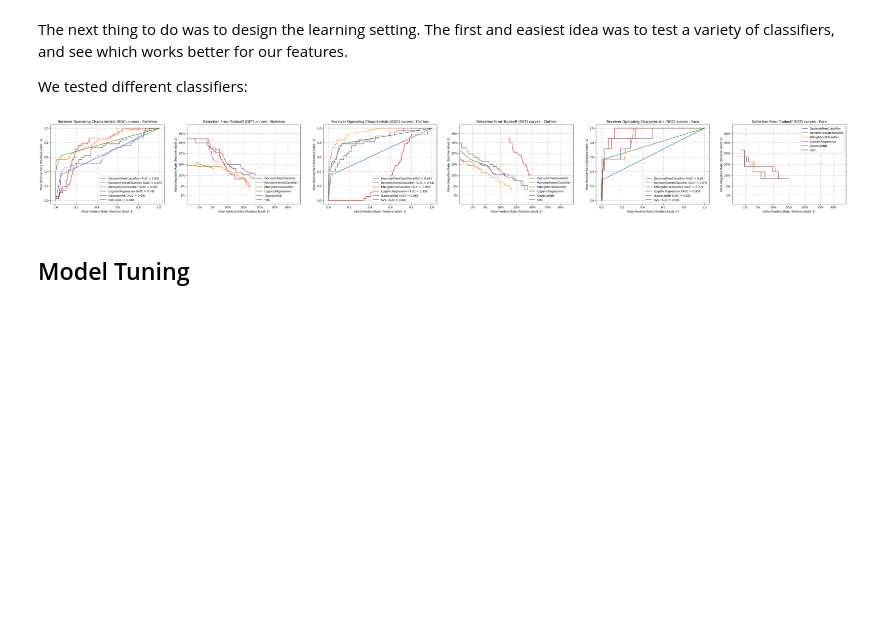
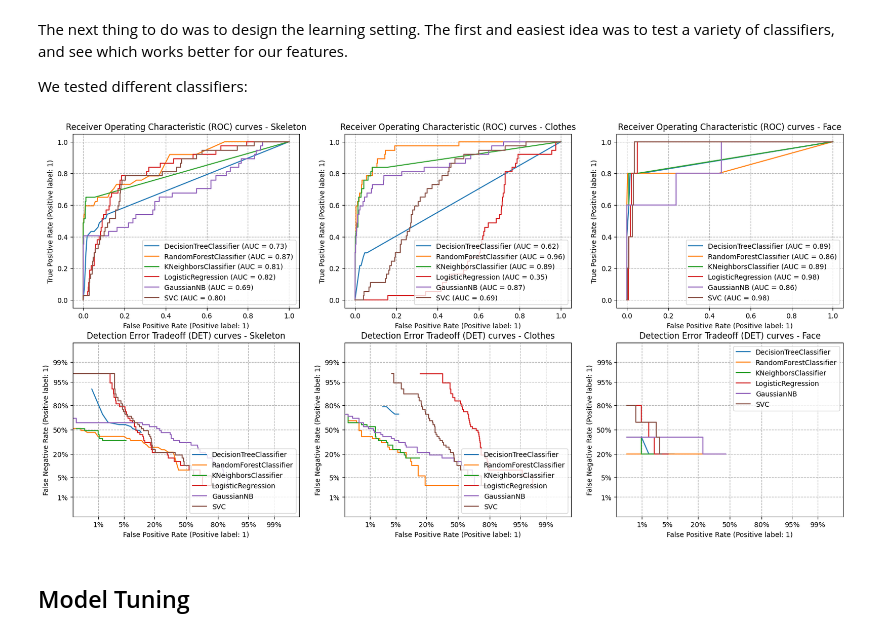
Before and after one commit to Andreus00/FDS, a Jupyter notebook: src/notebook.ipynb, the cells around one changed output. Drawn from its saved outputs; the diff is of its cells as text; code cells hidden in the pictures; blank space fills up the shorter version.

```diff
--- a/src/notebook.ipynb
+++ b/src/notebook.ipynb
@@ -106,8 +106,8 @@ classifiers_face = {
     "SVC": SVC(C = 1, kernel = "linear", degree = 3, gamma = "auto", probability = True, tol = 0.001, random_state = 42),
 }
 
-
-fig, (ax_roc_skel, ax_det_skel, ax_roc_clothes, ax_det_clothes, ax_roc_face, ax_det_face) = plt.subplots(1, 6, figsize=(50, 5))
+fig, ((ax_roc_skel, ax_roc_clothes, ax_roc_face), (ax_det_skel, ax_det_clothes, ax_det_face)) = plt.subplots(2, 3, figsize =(20, 10))
+# fig, (ax_roc_skel, ax_roc_clothes, ax_roc_face, ax_det_skel, ax_det_clothes, ax_det_face) = plt.subplots(1, 6, figsize=(50,5))
 
 for name, model in classifiers_skel.items():
     model.fit(X_skel, y_train)
@@ -117,34 +117,34 @@ for name, model in classifiers_skel.items():
 for name, model in classifiers_clothes.items():
     model.fit(X_clothes, y_train)
     RocCurveDisplay.from_estimator(model, X_clothes_test, y_test, ax=ax_roc_clothes, name=name)
     DetCurveDisplay.from_estimator(model, X_clothes_test, y_test, ax=ax_det_clothes, name=name)
 
 for name, model in classifiers_face.items():
     model.fit(X_face, y_face)
     RocCurveDisplay.from_estimator(model, X_face_test, y_face_test, ax=ax_roc_face, name=name)
     DetCurveDisplay.from_estimator(model, X_face_test, y_face_test, ax=ax_det_face, name=name)
 
 
 ax_roc_skel.set_title("Receiver Operating Characteristic (ROC) curves - Skeleton")
 ax_det_skel.set_title("Detection Error Tradeoff (DET) curves - Skeleton")
 ax_roc_clothes.set_title("Receiver Operating Characteristic (ROC) curves - Clothes")
 ax_det_clothes.set_title("Detection Error Tradeoff (DET) curves - Clothes")
 ax_roc_face.set_title("Receiver Operating Characteristic (ROC) curves - Face")
 ax_det_face.set_title("Detection Error Tradeoff (DET) curves - Face")
 
 
 ax_roc_skel.grid(linestyle="--")
 ax_det_skel.grid(linestyle="--")
 ax_roc_clothes.grid(linestyle="--")
 ax_det_clothes.grid(linestyle="--")
 ax_roc_face.grid(linestyle="--")
 ax_det_face.grid(linestyle="--")
 
 
 plt.legend()
 plt.savefig("ROC_DET_curves.png")
 # %% [output]
-[figure, old version]
+[figure, new version]
 # %% [markdown]
 ## Model Tuning
 # %% [markdown]
```
Also changed, not shown: parts of 3 cells of this notebook.
